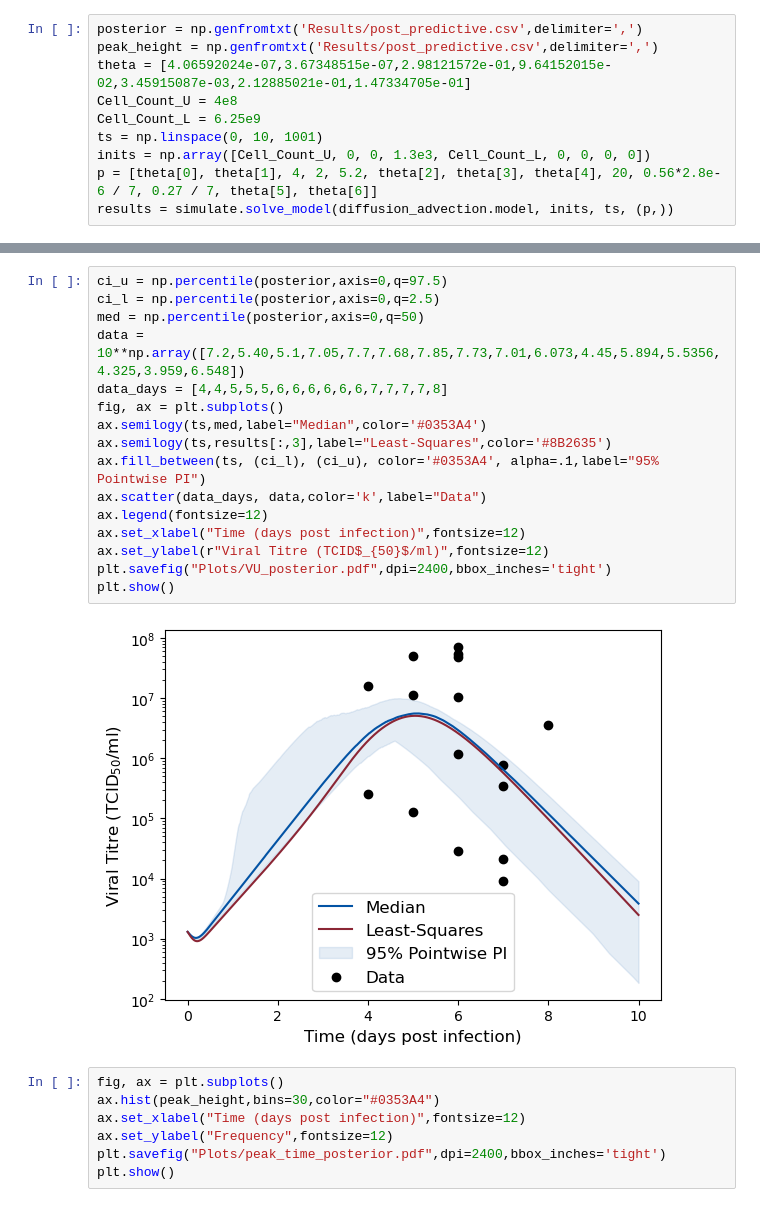
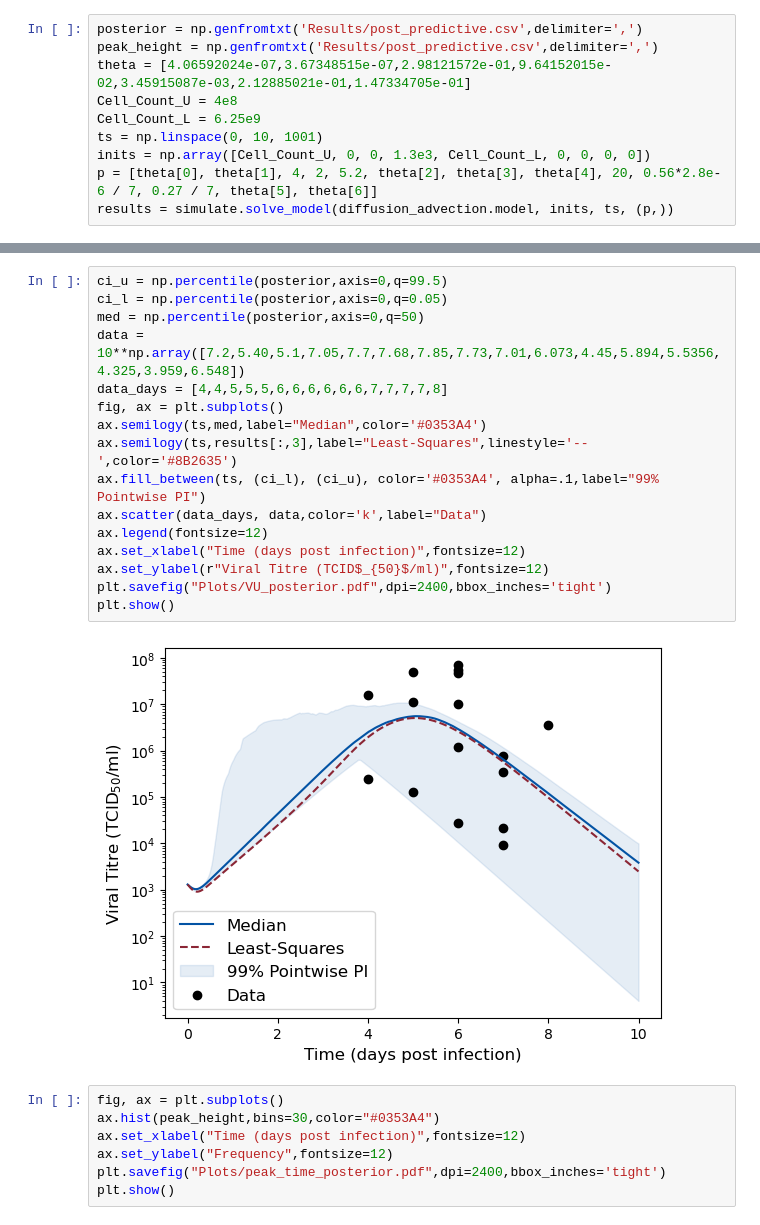
Before and after one commit to joshlooks/avianflu, a Jupyter notebook: article_plotting.ipynb, the cells around one changed output, grey strips where cells are left out. Cells and saved outputs as stored; diff of their text form.

```diff
--- a/article_plotting.ipynb
+++ b/article_plotting.ipynb
@@ -35,21 +49,21 @@ results = simulate.solve_model(diffusion_advection.model, inits, ts, (p,))
 # %%
-ci_u = np.percentile(posterior,axis=0,q=97.5)
-ci_l = np.percentile(posterior,axis=0,q=2.5)
+ci_u = np.percentile(posterior,axis=0,q=99.5)
+ci_l = np.percentile(posterior,axis=0,q=0.05)
 med = np.percentile(posterior,axis=0,q=50)
 data = 10**np.array([7.2,5.40,5.1,7.05,7.7,7.68,7.85,7.73,7.01,6.073,4.45,5.894,5.5356,4.325,3.959,6.548])
 data_days = [4,4,5,5,5,6,6,6,6,6,6,7,7,7,7,8]
 fig, ax = plt.subplots()
 ax.semilogy(ts,med,label="Median",color='#0353A4')
-ax.semilogy(ts,results[:,3],label="Least-Squares",color='#8B2635')
-ax.fill_between(ts, (ci_l), (ci_u), color='#0353A4', alpha=.1,label="95% Pointwise PI")
+ax.semilogy(ts,results[:,3],label="Least-Squares",linestyle='--',color='#8B2635')
+ax.fill_between(ts, (ci_l), (ci_u), color='#0353A4', alpha=.1,label="99% Pointwise PI")
 ax.scatter(data_days, data,color='k',label="Data")
 ax.legend(fontsize=12)
 ax.set_xlabel("Time (days post infection)",fontsize=12)
 ax.set_ylabel(r"Viral Titre (TCID$_{50}$/ml)",fontsize=12)
 plt.savefig("Plots/VU_posterior.pdf",dpi=2400,bbox_inches='tight')
 plt.show()
 # %% [output]
-[figure, old version]
+[figure, new version]
 # %%
 fig, ax = plt.subplots()
 ax.hist(peak_height,bins=30,color="#0353A4")
```
Also changed, not shown: parts of 1 cell of this notebook, 11 other files.
